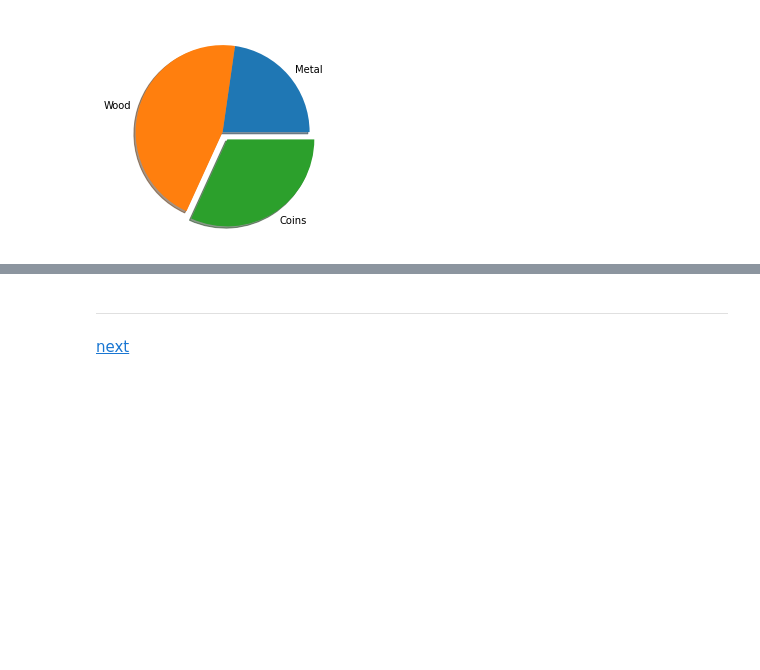
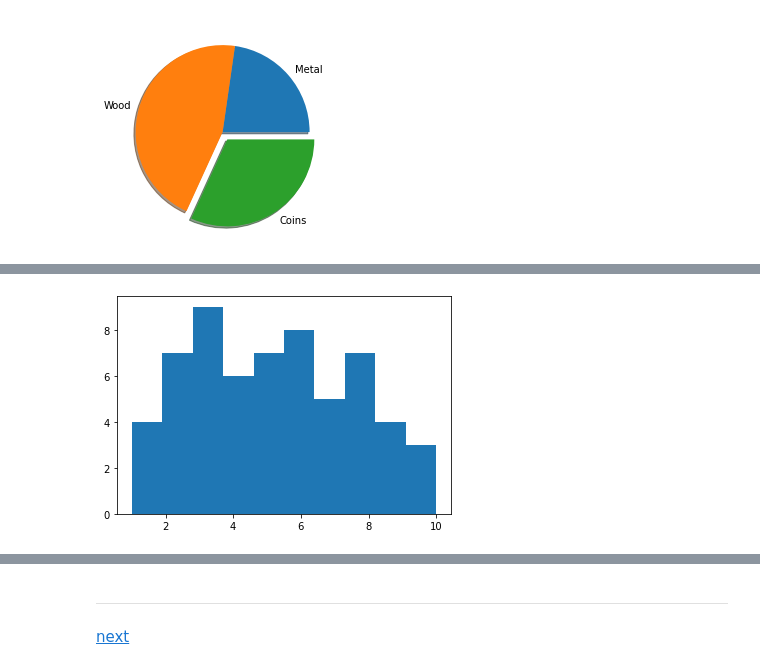
Before and after one commit to GouthamShiv/python-datascience, a Jupyter notebook: code/02-data-visualization-with-python-and-matplotlib/05-different-kinds-of-graphs.ipynb, the cells around one changed output, grey strips where cells are left out. Saved outputs shown, nothing was run; the diff lists cells and outputs as text; code cells hidden in the pictures; blank space fills up the shorter version.

Commit message:
02-pyplot, histograms

```diff
--- a/code/02-data-visualization-with-python-and-matplotlib/05-different-kinds-of-graphs.ipynb
+++ b/code/02-data-visualization-with-python-and-matplotlib/05-different-kinds-of-graphs.ipynb
@@ -77,0 +97,8 @@ plt.show()
+# %%
+# Histogram
+
+histogram_data = [1,2,3,4,5,6,7,8,9,10,1,2,4,7,8,3,5,7,2,5,3,9,6,3,10,8,8,3,3,6,4,7,2,9,5,1,3,6,8,8,4,5,6,3,1,9,2,4,3,2,2,5,7,6,4,6,8,6,5,10]
+plt.hist(histogram_data)
+plt.show()
+# %% [output]
+[figure, added]
```
Also changed, not shown: parts of 5 cells of this notebook, 3 other files.
